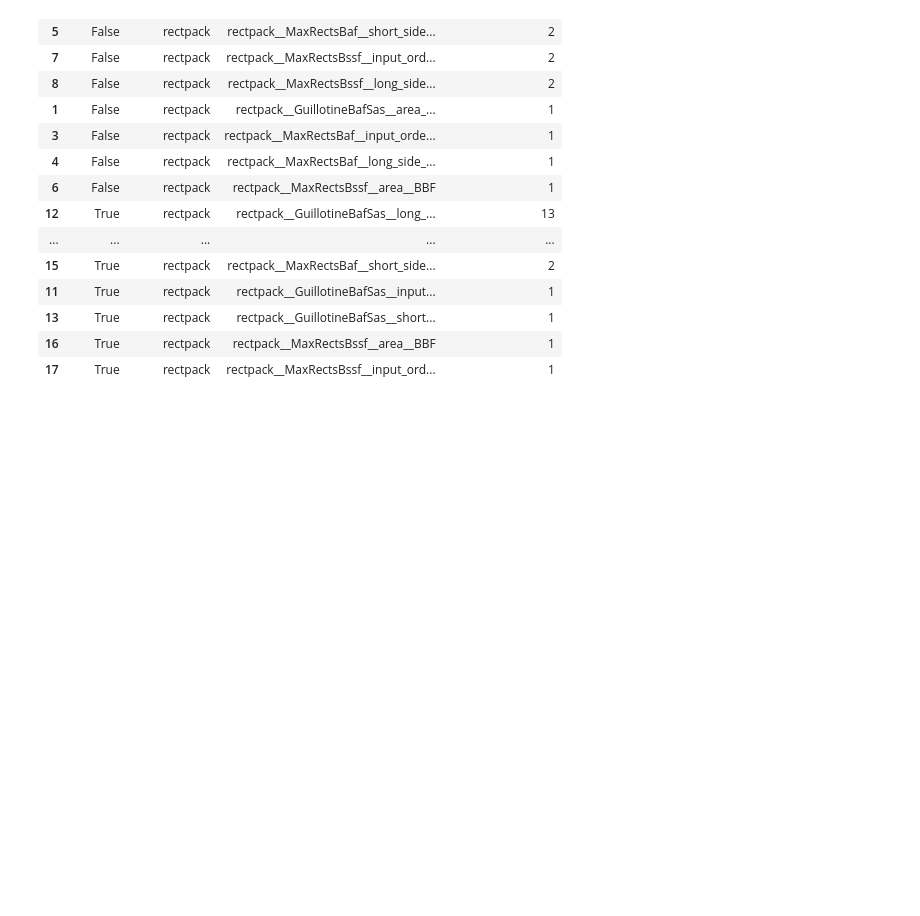
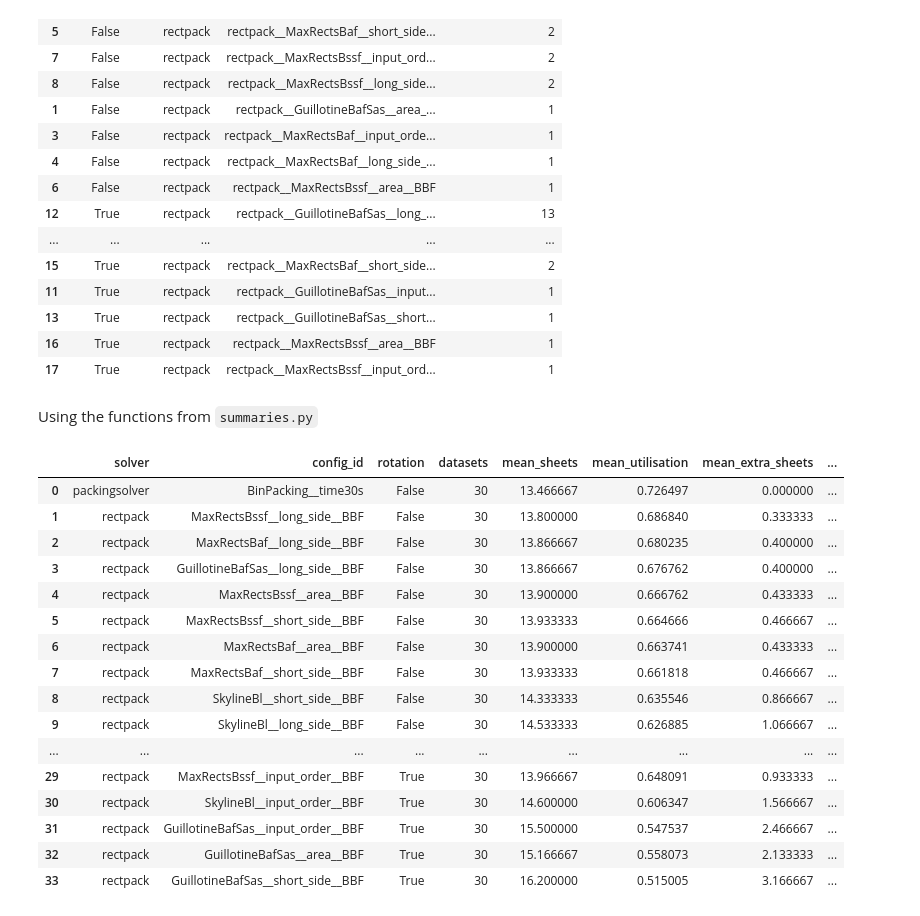
Before and after one commit to ivetsem/2D-Optimisation-in-Metals-Manufacturing, a Jupyter notebook: notebooks/04_package_comparison.ipynb, the cells around one changed output. Cells and saved outputs as stored; diff of their text form; code cells hidden in the pictures; blank space fills up the shorter version.

Commit message:
added comparison functions

````diff
--- a/notebooks/04_package_comparison.ipynb
+++ b/notebooks/04_package_comparison.ipynb
@@ -218,3 +218,39 @@ display(
 | 13 | True | rectpack | rectpack__GuillotineBafSas__short... | 1 |
 | 16 | True | rectpack | rectpack__MaxRectsBssf__area__BBF | 1 |
 | 17 | True | rectpack | rectpack__MaxRectsBssf__input_ord... | 1 |
+# %% [markdown]
+Using the functions from ```summaries.py```
+# %%
+from cutting_benchmark.summaries import summarise_results
+
+comparison_results = pd.concat(
+    [rectpack_results, packingsolver_results],
+    ignore_index=True,
+)
+
+tables = summarise_results(comparison_results)
+
+dataset_comparison = tables["dataset_config"]
+method_summary = tables["summary"]
+workload_summary = tables["summary_by_workload"]
+completion_summary = tables["completion_summary"]
+
+display(method_summary)
+# %% [output]
+|  | solver | config_id | rotation | datasets | mean_sheets | mean_utilisation | mean_extra_sheets | ... |
+| 0 | packingsolver | BinPacking__time30s | False | 30 | 13.466667 | 0.726497 | 0.000000 | ... |
+| 1 | rectpack | MaxRectsBssf__long_side__BBF | False | 30 | 13.800000 | 0.686840 | 0.333333 | ... |
+| 2 | rectpack | MaxRectsBaf__long_side__BBF | False | 30 | 13.866667 | 0.680235 | 0.400000 | ... |
+| 3 | rectpack | GuillotineBafSas__long_side__BBF | False | 30 | 13.866667 | 0.676762 | 0.400000 | ... |
+| 4 | rectpack | MaxRectsBssf__area__BBF | False | 30 | 13.900000 | 0.666762 | 0.433333 | ... |
+| 5 | rectpack | MaxRectsBssf__short_side__BBF | False | 30 | 13.933333 | 0.664666 | 0.466667 | ... |
+| 6 | rectpack | MaxRectsBaf__area__BBF | False | 30 | 13.900000 | 0.663741 | 0.433333 | ... |
+| 7 | rectpack | MaxRectsBaf__short_side__BBF | False | 30 | 13.933333 | 0.661818 | 0.466667 | ... |
+| 8 | rectpack | SkylineBl__short_side__BBF | False | 30 | 14.333333 | 0.635546 | 0.866667 | ... |
+| 9 | rectpack | SkylineBl__long_side__BBF | False | 30 | 14.533333 | 0.626885 | 1.066667 | ... |
+| ... | ... | ... | ... | ... | ... | ... | ... | ... |
+| 29 | rectpack | MaxRectsBssf__input_order__BBF | True | 30 | 13.966667 | 0.648091 | 0.933333 | ... |
+| 30 | rectpack | SkylineBl__input_order__BBF | True | 30 | 14.600000 | 0.606347 | 1.566667 | ... |
+| 31 | rectpack | GuillotineBafSas__input_order__BBF | True | 30 | 15.500000 | 0.547537 | 2.466667 | ... |
+| 32 | rectpack | GuillotineBafSas__area__BBF | True | 30 | 15.166667 | 0.558073 | 2.133333 | ... |
+| 33 | rectpack | GuillotineBafSas__short_side__BBF | True | 30 | 16.200000 | 0.515005 | 3.166667 | ... |
````
Also changed, not shown: parts of 1 cell of this notebook, 16 other files.
